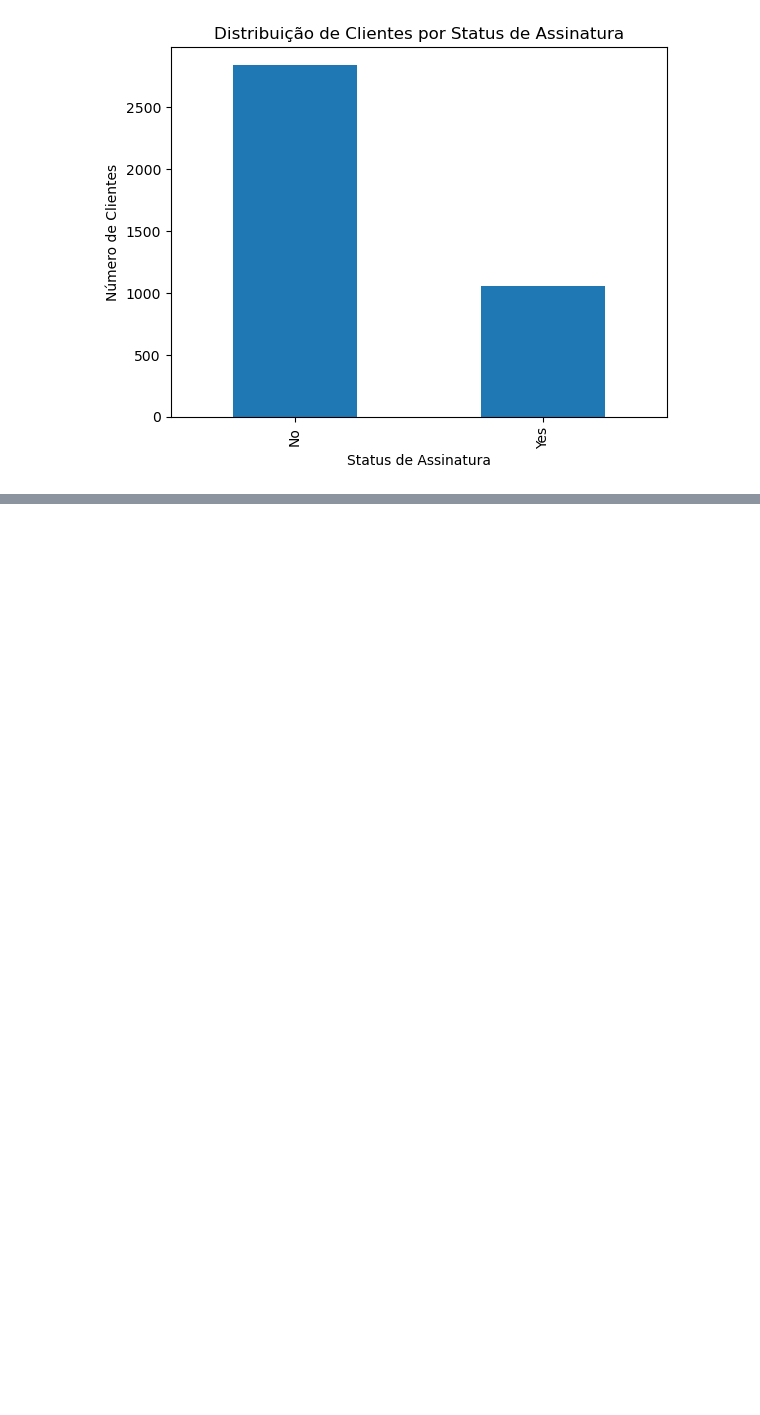
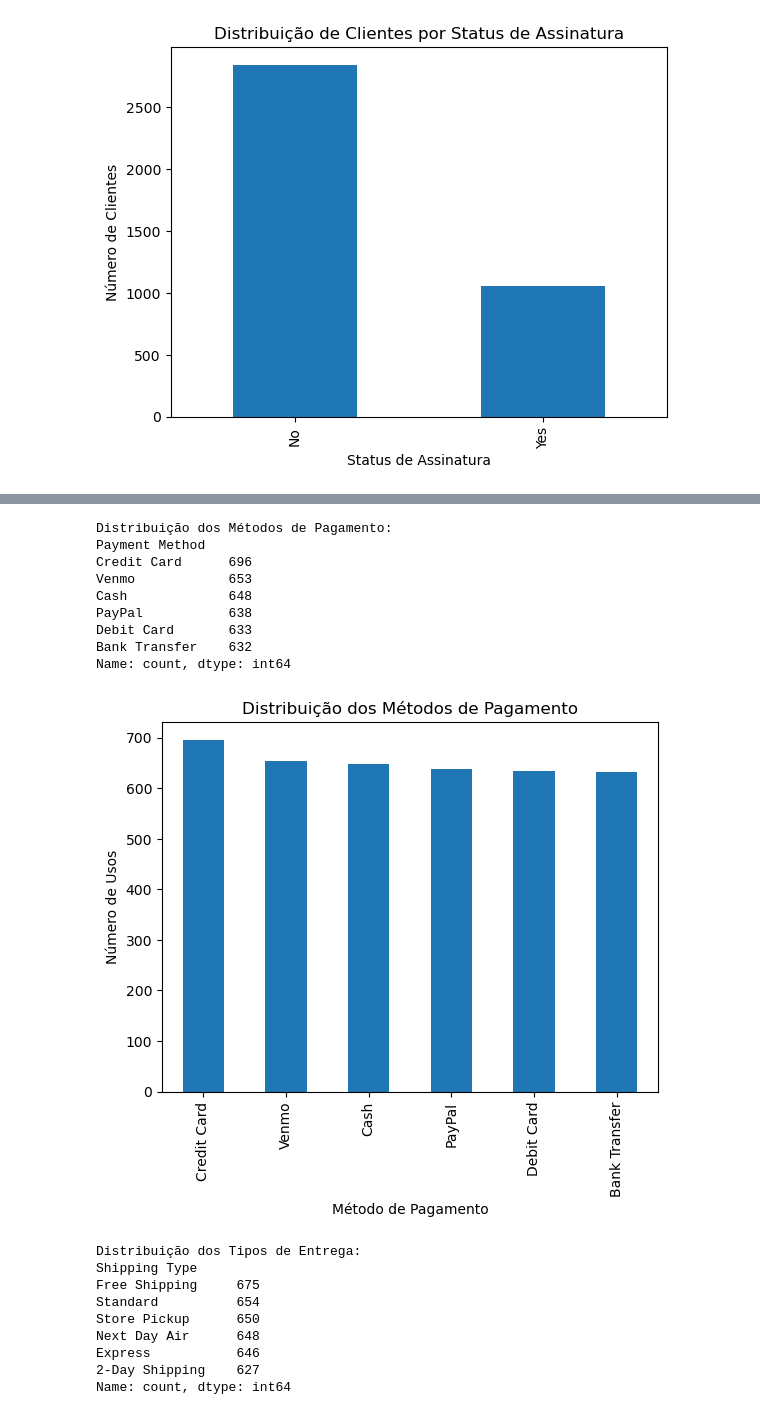
Before and after one commit to RodrigoD4v/consumidor_compra_EDA, a Jupyter notebook: notebooks/consumidor_compra_EDA.ipynb, the cells around one changed output, grey strips where cells are left out. Drawn from its saved outputs; the diff is of its cells as text; code cells hidden in the pictures; blank space fills up the shorter version.

```diff
--- a/notebooks/consumidor_compra_EDA.ipynb
+++ b/notebooks/consumidor_compra_EDA.ipynb
@@ -261,0 +321,39 @@ dtype: int64
+# %%
+# 8. Análise de Pagamento e Entrega
+# Popularidade dos métodos de pagamento
+payment_methods = df['Payment Method'].value_counts()
+print("Distribuição dos Métodos de Pagamento:")
+print(payment_methods)
+
+payment_methods.plot(kind='bar', title='Distribuição dos Métodos de Pagamento',
+                     xlabel='Método de Pagamento', ylabel='Número de Usos')
+plt.show()
+
+# Tipos de entrega
+shipping_types = df['Shipping Type'].value_counts()
+print("Distribuição dos Tipos de Entrega:")
+print(shipping_types)
+
+shipping_types.plot(kind='bar', title='Distribuição dos Tipos de Entrega',
+                    xlabel='Tipo de Entrega', ylabel='Número de Usos')
+plt.show()
+# %% [output]
+Distribuição dos Métodos de Pagamento:
+Payment Method
+Credit Card      696
+Venmo            653
+Cash             648
+PayPal           638
+Debit Card       633
+Bank Transfer    632
+Name: count, dtype: int64
+[figure, added]
+Distribuição dos Tipos de Entrega:
+Shipping Type
+Free Shipping     675
+Standard          654
+Store Pickup      650
+Next Day Air      648
+Express           646
+2-Day Shipping    627
+Name: count, dtype: int64
```
Also changed, not shown: parts of 13 cells of this notebook.
